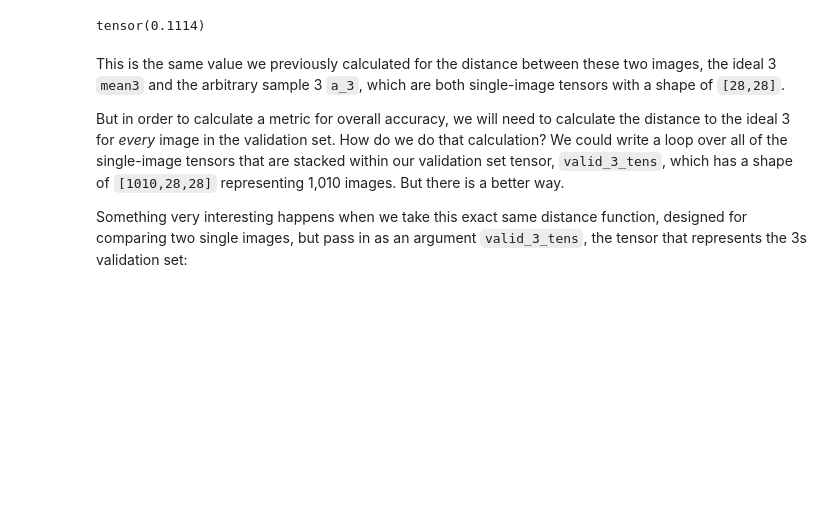
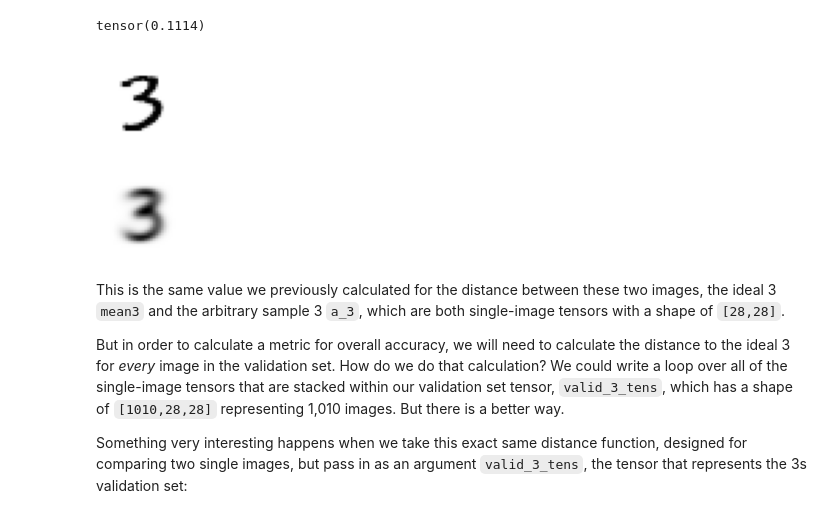
Before and after one commit to kinuthiaG/deep-learning-coursera, a Jupyter notebook: 04_mnist_basics_basics_7_1_2025.ipynb, the cells around one changed output. Cells and saved outputs as stored; diff of their text form; code cells hidden in the pictures; blank space fills up the shorter version.

```diff
--- a/04_mnist_basics_basics_7_1_2025.ipynb
+++ b/04_mnist_basics_basics_7_1_2025.ipynb
@@ -381,6 +437,11 @@ def mnist_distance(a,b): return (a-b).abs().mean((-1,-2))
 mnist_distance(a_3, mean3)
 # %% [output]
 tensor(0.1114)
+# %%
+show_image(a_3), show_image(mean3);
+# %% [output]
+[figure, added]
+[figure, added]
 # %% [markdown]
 This is the same value we previously calculated for the distance between these two images, the ideal 3 `mean3` and the arbitrary sample 3 `a_3`, which are both single-image tensors with a shape of `[28,28]`.
 
```
Also changed, not shown: parts of 87 cells of this notebook.
